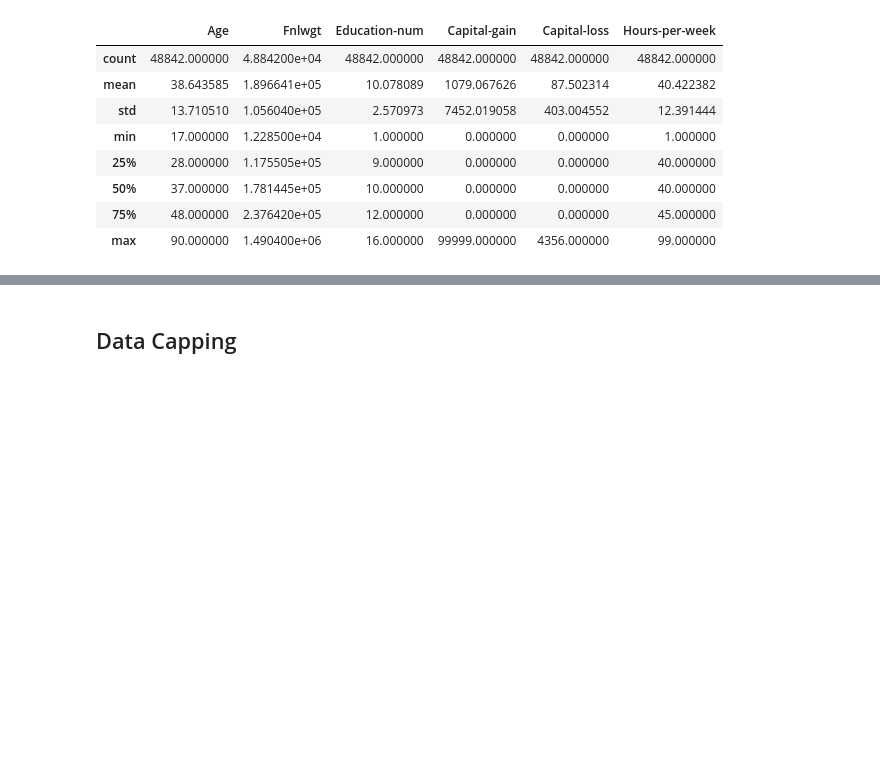
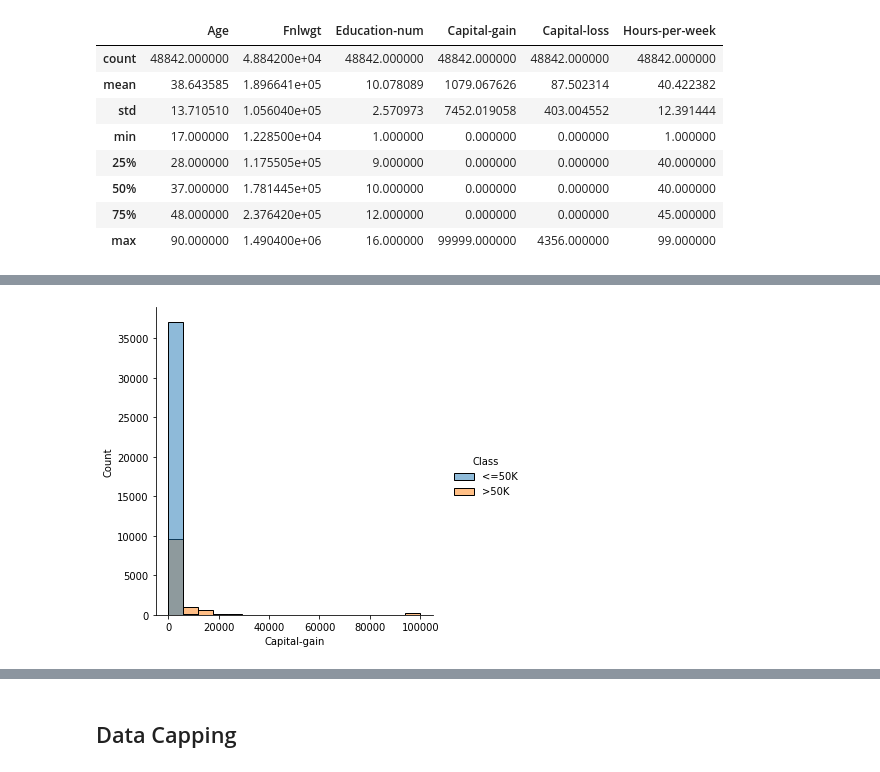
Before and after one commit to rajadevineni/Income_classification, a Jupyter notebook: income_classification.ipynb, the cells around one changed output, grey strips where cells are left out. Saved outputs shown, nothing was run; the diff lists cells and outputs as text; code cells hidden in the pictures; blank space fills up the shorter version.

```diff
--- a/income_classification.ipynb
+++ b/income_classification.ipynb
@@ -210,0 +218,5 @@ for i, var in enumerate(continuous):
+# %%
+ax = sns.displot(data, x="Capital-gain", hue ='Class')
+plt.show()
+# %% [output]
+[figure, added]
```
Also changed, not shown: parts of 87 cells of this notebook.
